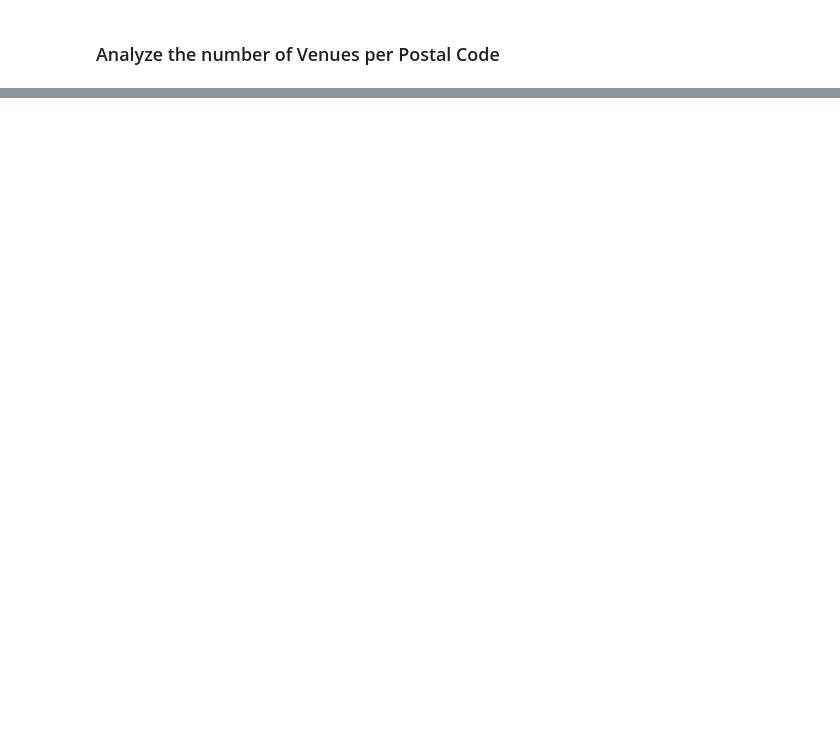
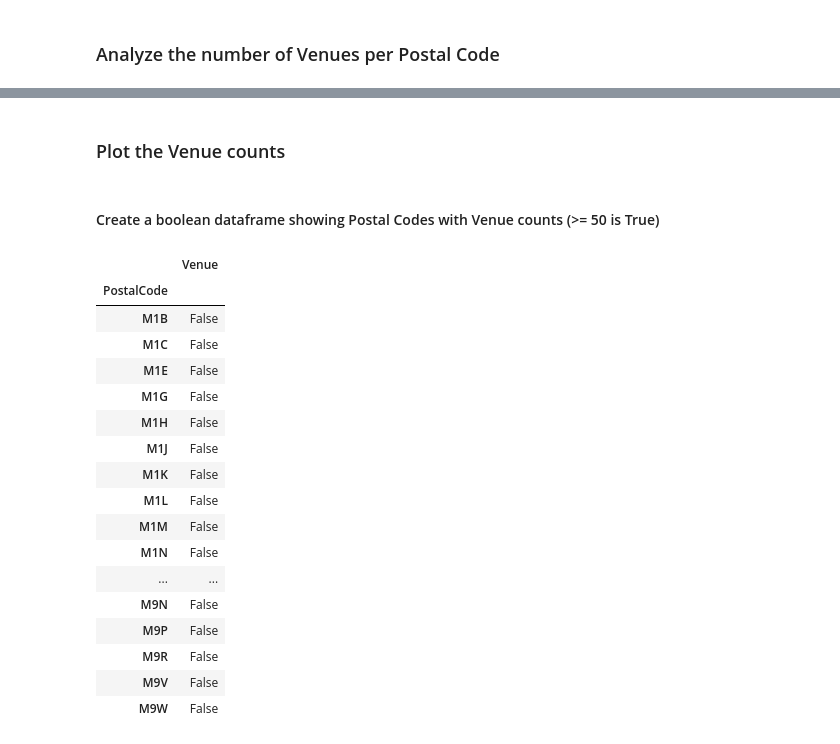
Before and after one commit to jboyce95/Coursera_Capstone_Wk3_Toronto, a Jupyter notebook: Coursera_Capstone_Toronto_SEND_p3.ipynb, the cells around one changed output, grey strips where cells are left out. Cells and saved outputs as stored; diff of their text form; code cells hidden in the pictures; blank space fills up the shorter version.

```diff
--- a/Coursera_Capstone_Toronto_SEND_p3.ipynb
+++ b/Coursera_Capstone_Toronto_SEND_p3.ipynb
@@ -333,0 +357,26 @@ Name: Venue, dtype: int64
+# %% [markdown]
+### Plot the Venue counts
+# %% [markdown]
+#### Create a boolean dataframe showing Postal Codes with Venue counts (>= 50 is True)
+# %%
+toronto_venues_50_df = pd.DataFrame((toronto_venues.groupby(['PostalCode'])['Venue'].count() >= 50))
+toronto_venues_50_df #shows rows as boolean True/False
+# %% [output]
+|  | Venue |
+| PostalCode |  |
+| M1B | False |
+| M1C | False |
+| M1E | False |
+| M1G | False |
+| M1H | False |
+| M1J | False |
+| M1K | False |
+| M1L | False |
+| M1M | False |
+| M1N | False |
+| ... | ... |
+| M9N | False |
+| M9P | False |
+| M9R | False |
+| M9V | False |
+| M9W | False |
```
Also changed, not shown: parts of 20 cells of this notebook.
